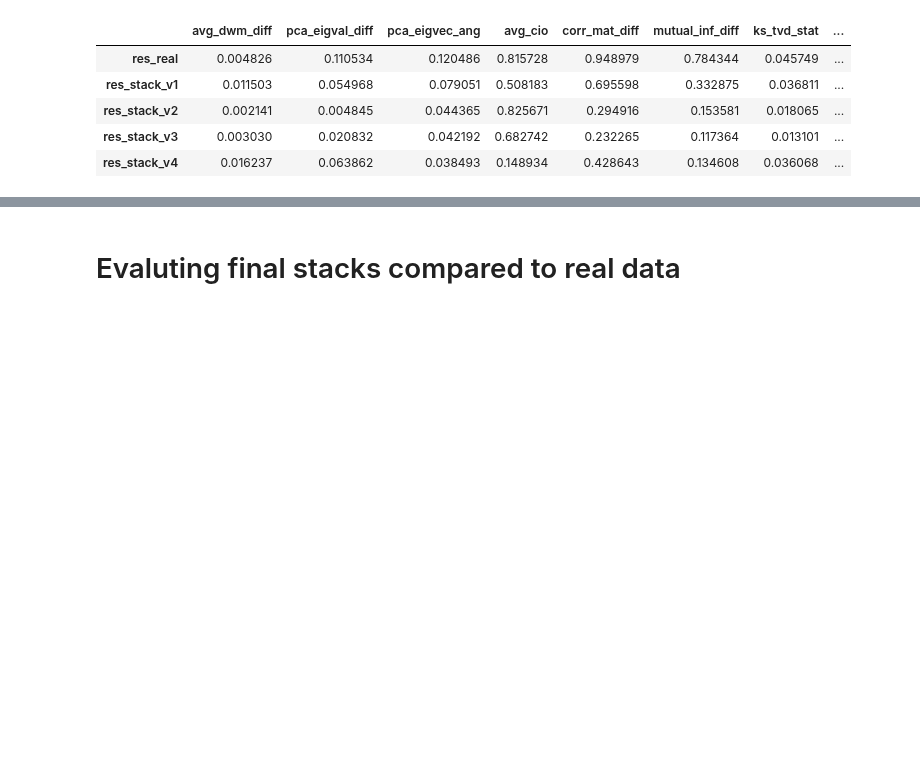
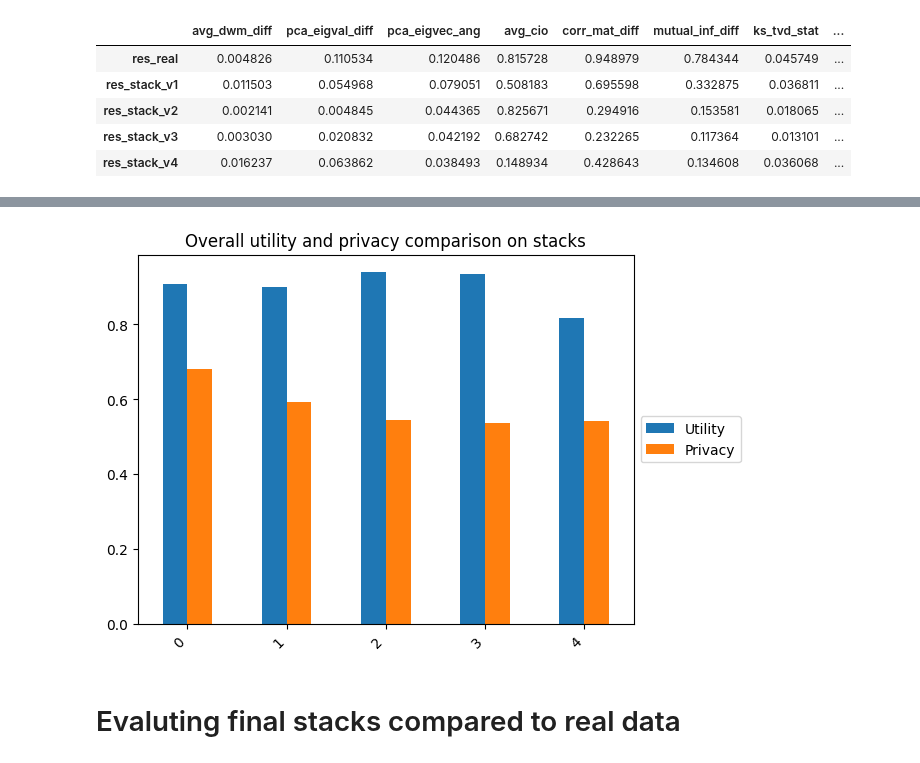
Before and after one commit to LucasBrynk/synthe_size_me, a Jupyter notebook: penguins_syn/penguins_BN_syn.ipynb, the cells around one changed output, grey strips where cells are left out. Saved outputs shown, nothing was run; the diff lists cells and outputs as text; code cells hidden in the pictures; blank space fills up the shorter version.

```diff
--- a/penguins_syn/penguins_BN_syn.ipynb
+++ b/penguins_syn/penguins_BN_syn.ipynb
@@ -801,3 +822,11 @@ plt.show()
+# %%
+overall_res.plot.bar()
+plt.title("Overall utility and privacy comparison on stacks")
+plt.xticks(rotation=45, ha="right")
+plt.legend(loc='center left', bbox_to_anchor=(1.0, 0.5))
+plt.show()
+# %% [output]
+[figure, added]
 # %% [markdown]
 # Evaluting final stacks compared to real data
 # %%
```
Also changed, not shown: parts of 15 cells of this notebook.
